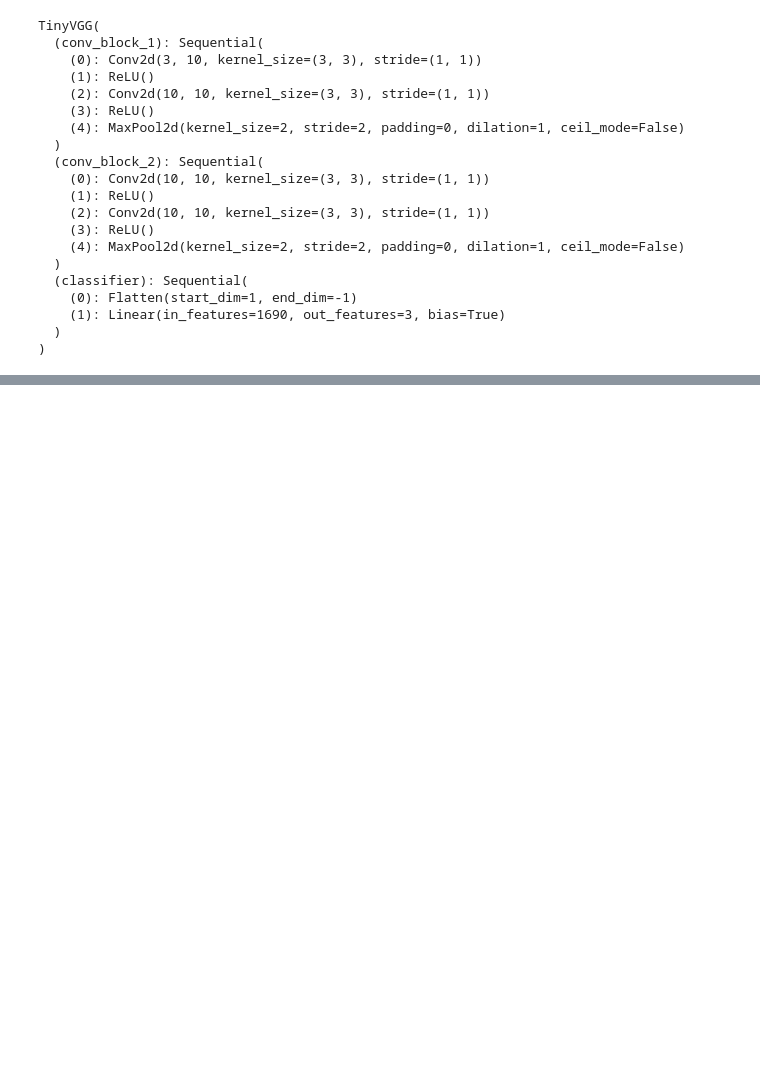
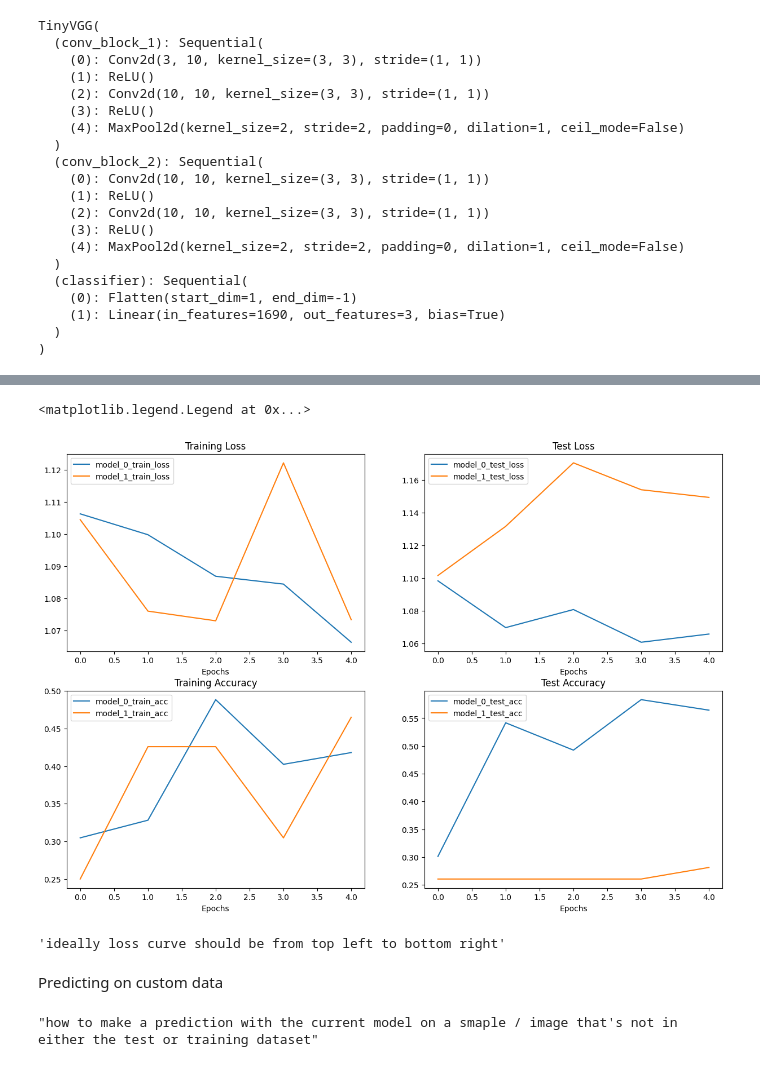
Before and after one commit to RyanTang019/PyTorch, a Jupyter notebook: 04_PyTorch_CustomDatasets.ipynb, the cells around one changed output, grey strips where cells are left out. Saved outputs shown, nothing was run; the diff lists cells and outputs as text; code cells hidden in the pictures; blank space fills up the shorter version.

Commit message:
finished the custom datasets portion

```diff
--- a/04_PyTorch_CustomDatasets.ipynb
+++ b/04_PyTorch_CustomDatasets.ipynb
@@ -1103,0 +1151,4 @@ KeyboardInterrupt:
+# %%
+import pandas as pd
+model_0_df = pd.DataFrame(model_0_results)
+model_1_df = pd.DataFrame(model_1_results)
@@ -1103,0 +1173,51 @@ KeyboardInterrupt:
+# %%
+#setup a plot
+plt.figure(figsize=(15,10))
+
+epochs = range(len(model_0_df))
+
+#plot for the training loss
+plt.subplot(2,2,1)
+plt.plot(epochs, model_0_df["train_loss"], label="model_0_train_loss")
+plt.plot(epochs, model_1_df["train_loss"], label="model_1_train_loss")
+plt.title("Training Loss")
+plt.xlabel("Epochs")
+plt.legend()
+
+#plot for the test loss
+plt.subplot(2,2,2)
+plt.plot(epochs, model_0_df["test_loss"], label="model_0_test_loss")
+plt.plot(epochs, model_1_df["test_loss"], label="model_1_test_loss")
+plt.title("Test Loss")
+plt.xlabel("Epochs")
+plt.legend()
+
+#plot for the training accuracy
+plt.subplot(2,2,3)
+plt.plot(epochs, model_0_df["train_acc"], label="model_0_train_acc")
+plt.plot(epochs, model_1_df["train_acc"], label="model_1_train_acc")
+plt.title("Training Accuracy")
+plt.xlabel("Epochs")
+plt.legend()
+
+#plot for the test accuracy
+plt.subplot(2,2,4)
+plt.plot(epochs, model_0_df["test_acc"], label="model_0_test_acc")
+plt.plot(epochs, model_1_df["test_acc"], label="model_1_test_acc")
+plt.title("Test Accuracy")
+plt.xlabel("Epochs")
+plt.legend()
+# %% [output]
+<matplotlib.legend.Legend at 0x...>
+[figure, added]
+# %%
+"""the model 1 training loss spikes at epoch 2"""
+"""ideally loss curve should be from top left to bottom right"""
+# %% [output]
+'ideally loss curve should be from top left to bottom right'
+# %% [markdown]
+Predicting on custom data
+# %%
+"""how to make a prediction with the current model on a smaple / image that's not in either the test or training dataset"""
+# %% [output]
+"how to make a prediction with the current model on a smaple / image that's not in either the test or training dataset"
```
Also changed, not shown: parts of 45 cells of this notebook, 1 other file.
